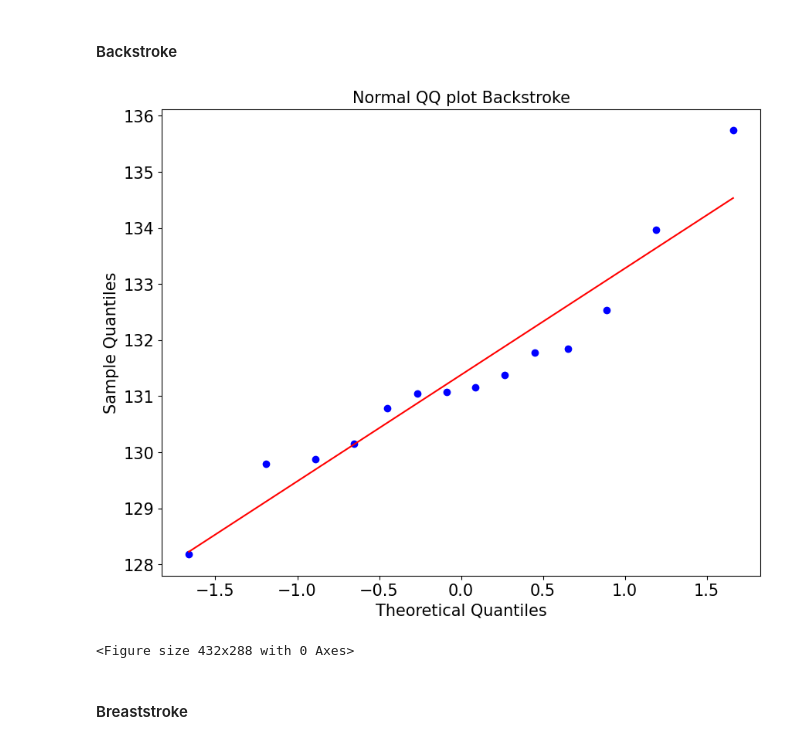
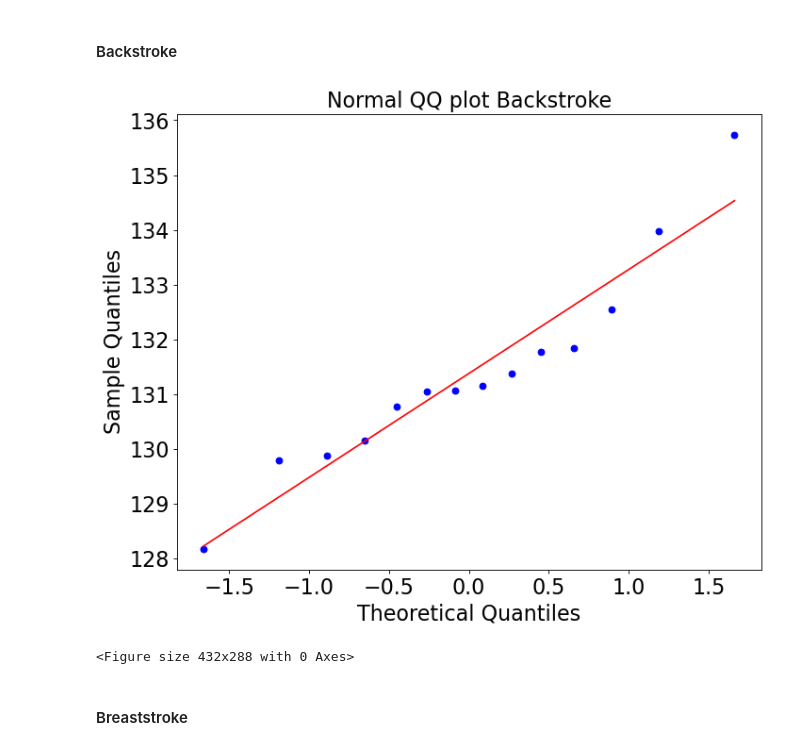
Before and after one commit to r-a-j/Comparison-of-multiple-distributions, a Jupyter notebook: Problem_2_Code_Raj_231811.ipynb, the cells around one changed output. Saved outputs shown, nothing was run; the diff lists cells and outputs as text; code cells hidden in the pictures.

Commit message:
Remove the histogram and labe size adjustments

```diff
--- a/Problem_2_Code_Raj_231811.ipynb
+++ b/Problem_2_Code_Raj_231811.ipynb
@@ -81,12 +81,12 @@ print("NAN Rows: ", len(nan_rows))
 # %% [output]
 NAN Rows:  0
 # %%
-# Plot histogram to check distribution
-plt.figure(figsize=(10, 8), dpi=100)
-freq_dist_fig = data_unique["Time"].plot(kind = "hist", density = True, bins=15)
-plt.rc('xtick', labelsize=15)
-plt.rc('ytick', labelsize=15)
-plt.xlabel('Time in seconds', fontsize=15)
-plt.ylabel('Frequency', fontsize=15)
-plt.show()
-freq_dist_fig.figure.savefig('Plots/Hist_Frequency_Distribution.pdf')
+# # Plot histogram to check distribution
+# plt.figure(figsize=(10, 8), dpi=100)
+# freq_dist_fig = data_unique["Time"].plot(kind = "hist", density = True, bins=15)
+# plt.rc('xtick', labelsize=15)
+# plt.rc('ytick', labelsize=15)
+# plt.xlabel('Time in seconds', fontsize=15)
+# plt.ylabel('Frequency', fontsize=15)
+# plt.show()
+# freq_dist_fig.figure.savefig('Plots/Hist_Frequency_Distribution.pdf')
@@ -148,11 +147,11 @@ df_medley = df_medley.reset_index(drop=True)
 Descriptive Analysis of variables
 # %%
 # Generate box-plot for swimming categories based on time
-plt.figure(figsize=(10, 8), dpi=200)
+plt.figure(figsize=(10, 8), dpi=80)
 sns.boxplot(y="Category", x="Time", data=data_unique)
 sns.stripplot(y="Category", x="Time", color='black',alpha=0.3,data=data_unique)
-plt.rc('xtick', labelsize=15)
-plt.rc('ytick', labelsize=15)
+plt.rc('xtick', labelsize=20)
+plt.rc('ytick', labelsize=20)
 plt.xlabel('Time in Seconds', fontsize=15)
 plt.ylabel('Swimming Categories', fontsize=15)
 plt.show()
@@ -165,17 +164,17 @@ QQ Plots - Used to test assumptions for annova
 # %% [markdown]
 #### Backstroke
 # %%
-plt.figure(figsize=(10, 8), dpi=100)
+plt.figure(figsize=(10, 8), dpi=80)
 stats.probplot(df_backstroke["Time"], dist="norm", plot = plt)
-plt.title("Normal QQ plot Backstroke", fontsize=15)
+plt.title("Normal QQ plot Backstroke", fontsize=20)
 plt.rc('xtick', labelsize=15)
 plt.rc('ytick', labelsize=15)
-plt.xlabel('Theoretical Quantiles', fontsize=15)
-plt.ylabel('Sample Quantiles', fontsize=15)
+plt.xlabel('Theoretical Quantiles', fontsize=20)
+plt.ylabel('Sample Quantiles', fontsize=20)
 plt.show()
 plt.savefig("Plots/QQ_Backstroke.pdf")
 # %% [output]
-[figure, old version]
+[figure, new version]
 <Figure size 432x288 with 0 Axes>
 # %% [markdown]
 #### Breaststroke
```
Also changed, not shown: parts of 13 cells of this notebook, 7 other files.
